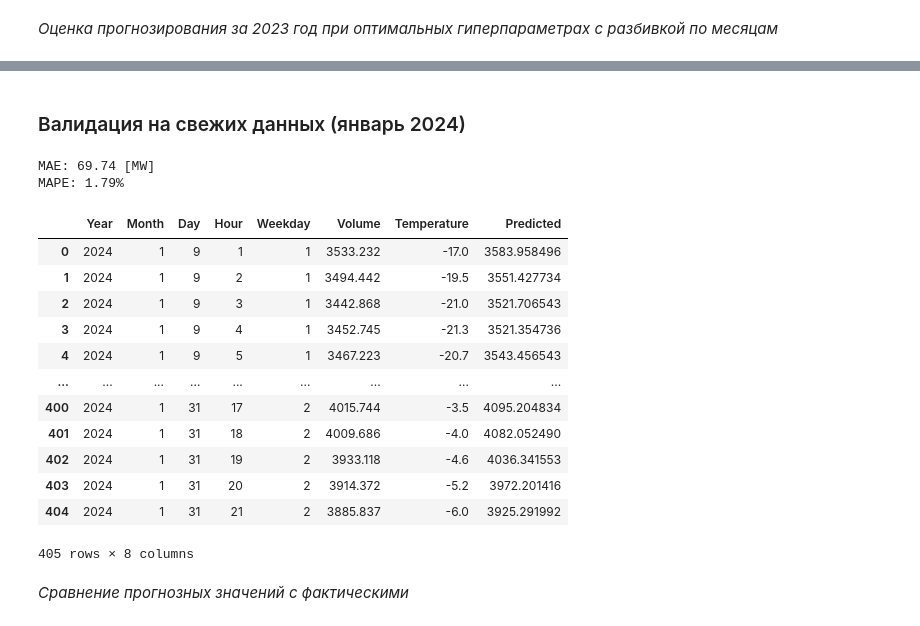
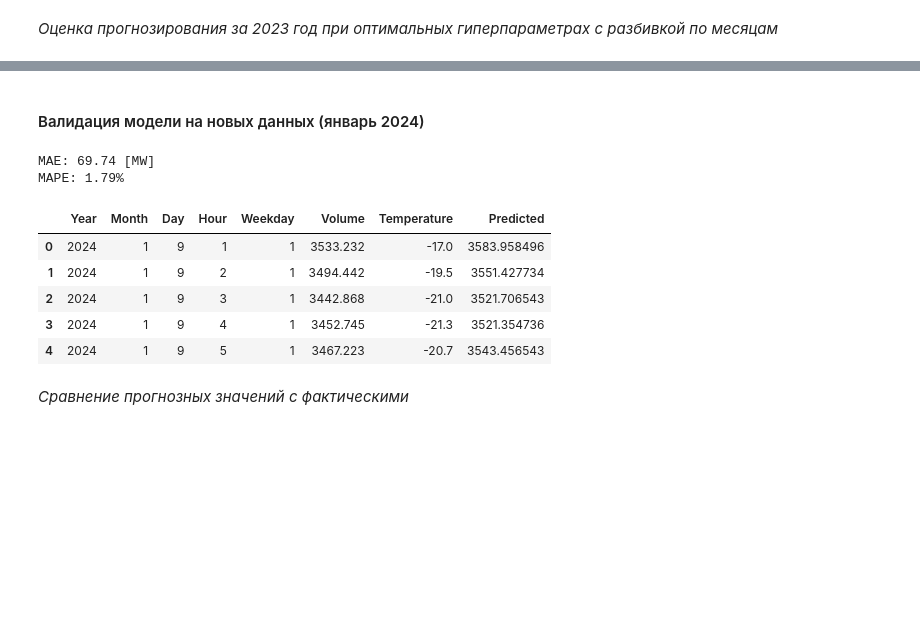
Before and after one commit to caapel/ForecastPowerEnergy, a Jupyter notebook: volume_energy_analisys(2023) XGBoost.ipynb, the cells around one changed output, grey strips where cells are left out. Saved outputs shown, nothing was run; the diff lists cells and outputs as text; code cells hidden in the pictures; blank space fills up the shorter version.

```diff
--- a/volume_energy_analisys(2023) XGBoost.ipynb
+++ b/volume_energy_analisys(2023) XGBoost.ipynb
@@ -638,30 +881,25 @@ df_month_result
 # %% [markdown]
-### Валидация на свежих данных (январь 2024)
+#### Валидация модели на новых данных (январь 2024)
 # %%
 # Предсказываем объемы потребления на валидационной выборке
-df_validate[predictions[best_HP['index']]] = model.predict(df_validate[dataset[best_HP['index']]])
+df_validate_boost = df_validate.copy()
+
+df_validate_boost[predictions[best_HP['index']]] = model.predict(df_validate_boost[dataset[best_HP['index']]])
 
 # Метрики качества прогноза
-print('MAE:', f"{MAE(df_validate[predictions[best_HP['index']]], df_validate['Volume']):.2f} [MW]",
-      '\nMAPE:', f"{MAPE(df_validate[predictions[best_HP['index']]], df_validate['Volume']):.2%}")
+print('MAE:', f"{MAE(df_validate_boost[predictions[best_HP['index']]], df_validate_boost['Volume']):.2f} [MW]",
+      '\nMAPE:', f"{MAPE(df_validate_boost[predictions[best_HP['index']]], df_validate_boost['Volume']):.2%}")
 
-df_validate
+df_validate_boost.head(5)
 # %% [output]
 MAE: 69.74 [MW]
 MAPE: 1.79%
 |  | Year | Month | Day | Hour | Weekday | Volume | Temperature | Predicted |
 | 0 | 2024 | 1 | 9 | 1 | 1 | 3533.232 | -17.0 | 3583.958496 |
 | 1 | 2024 | 1 | 9 | 2 | 1 | 3494.442 | -19.5 | 3551.427734 |
 | 2 | 2024 | 1 | 9 | 3 | 1 | 3442.868 | -21.0 | 3521.706543 |
 | 3 | 2024 | 1 | 9 | 4 | 1 | 3452.745 | -21.3 | 3521.354736 |
 | 4 | 2024 | 1 | 9 | 5 | 1 | 3467.223 | -20.7 | 3543.456543 |
-| ... | ... | ... | ... | ... | ... | ... | ... | ... |
-| 400 | 2024 | 1 | 31 | 17 | 2 | 4015.744 | -3.5 | 4095.204834 |
-| 401 | 2024 | 1 | 31 | 18 | 2 | 4009.686 | -4.0 | 4082.052490 |
-| 402 | 2024 | 1 | 31 | 19 | 2 | 3933.118 | -4.6 | 4036.341553 |
-| 403 | 2024 | 1 | 31 | 20 | 2 | 3914.372 | -5.2 | 3972.201416 |
-| 404 | 2024 | 1 | 31 | 21 | 2 | 3885.837 | -6.0 | 3925.291992 |
-405 rows × 8 columns
 # %% [markdown]
 *Сравнение прогнозных значений с фактическими*
 # %%
```
Also changed, not shown: parts of 33 cells of this notebook, 1 other file.
